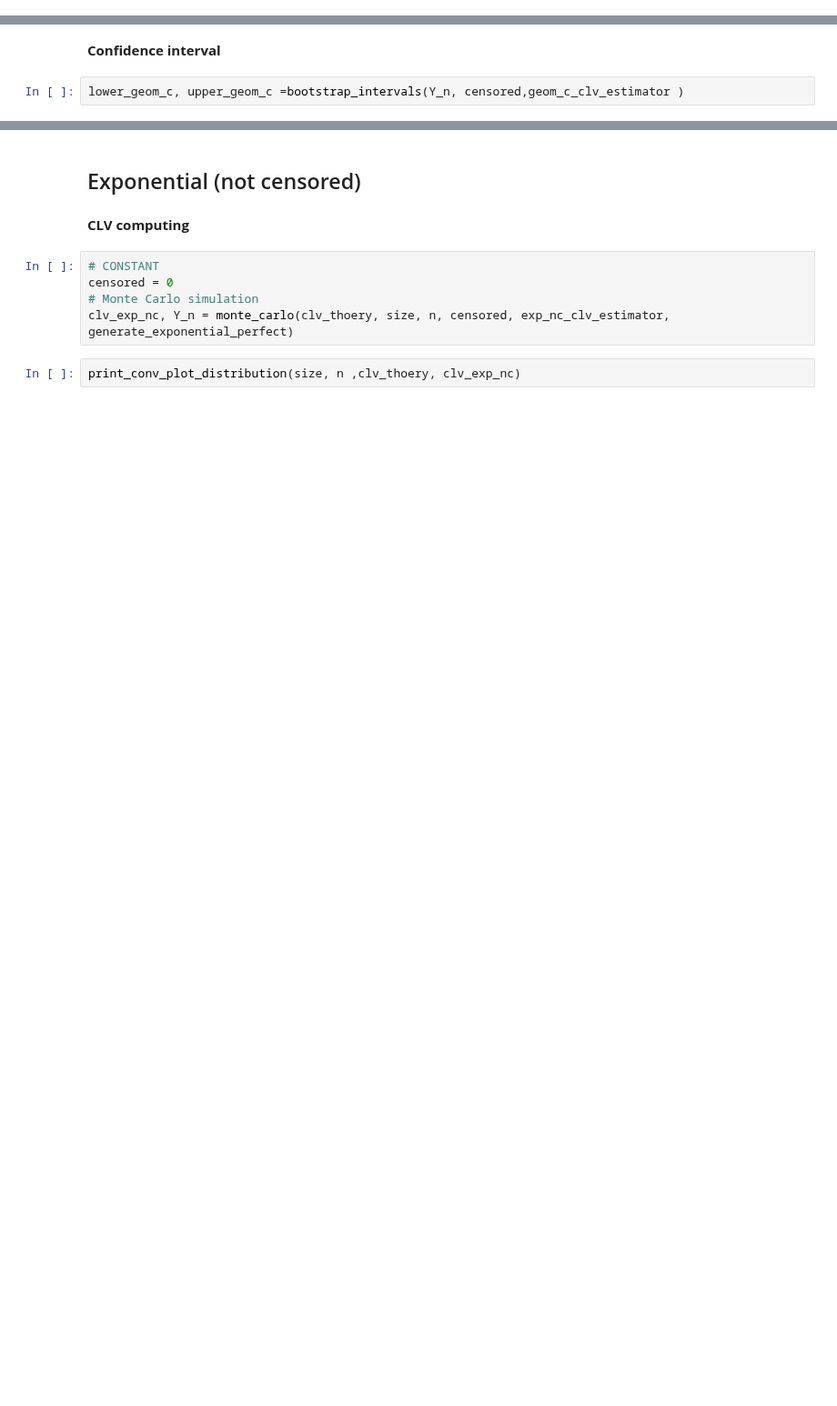
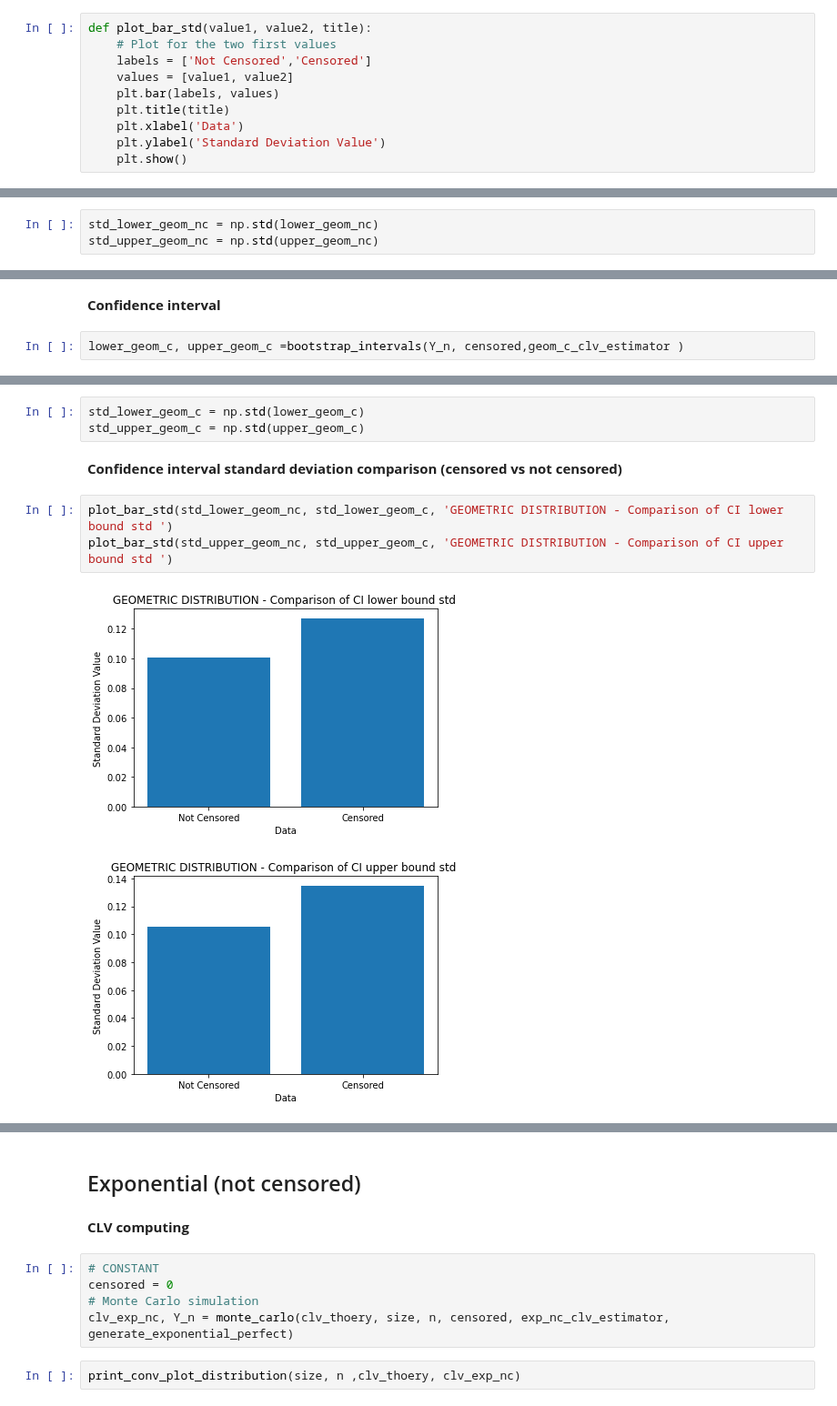
Before and after one commit to louizaaouaouche/Statistical-estimation-of-CLV, a Jupyter notebook: src/notebook.ipynb, the cells around one changed output, grey strips where cells are left out. Shown at 91% size. Cells and saved outputs as stored; diff of their text form; blank space fills up the shorter version.

```diff
--- a/src/notebook.ipynb
+++ b/src/notebook.ipynb
@@ -151,6 +151,16 @@ def CI_multiplot(clv, lower , upper):
 
     # print confidence level
     print(f"CONFIDENCE LEVEL: {confidence_lvl(np.mean(lower), np.mean(upper), clv):.2f}%")
+# %%
+def plot_bar_std(value1, value2, title):
+    # Plot for the two first values
+    labels = ['Not Censored','Censored']
+    values = [value1, value2]
+    plt.bar(labels, values)
+    plt.title(title)
+    plt.xlabel('Data')
+    plt.ylabel('Standard Deviation Value')
+    plt.show()
 # %% [markdown]
 **Boostrap**
 # %%
@@ -398,3 +410,6 @@ CONFIDENCE LEVEL: 94.02%
+# %%
+std_lower_geom_nc = np.std(lower_geom_nc)
+std_upper_geom_nc = np.std(upper_geom_nc)
 # %% [markdown]
 ## Geometric (censored)
 # %% [markdown]
@@ -427,0 +445,11 @@ CONFIDENCE LEVEL: 93.81%
+# %%
+std_lower_geom_c = np.std(lower_geom_c)
+std_upper_geom_c = np.std(upper_geom_c)
+# %% [markdown]
+**Confidence interval standard deviation comparison (censored vs not censored)**
+# %%
+plot_bar_std(std_lower_geom_nc, std_lower_geom_c, 'GEOMETRIC DISTRIBUTION - Comparison of CI lower bound std ')
+plot_bar_std(std_upper_geom_nc, std_upper_geom_c, 'GEOMETRIC DISTRIBUTION - Comparison of CI upper bound std ')
+# %% [output]
+[figure, added]
+[figure, added]
```
Also changed, not shown: parts of 29 cells of this notebook.
